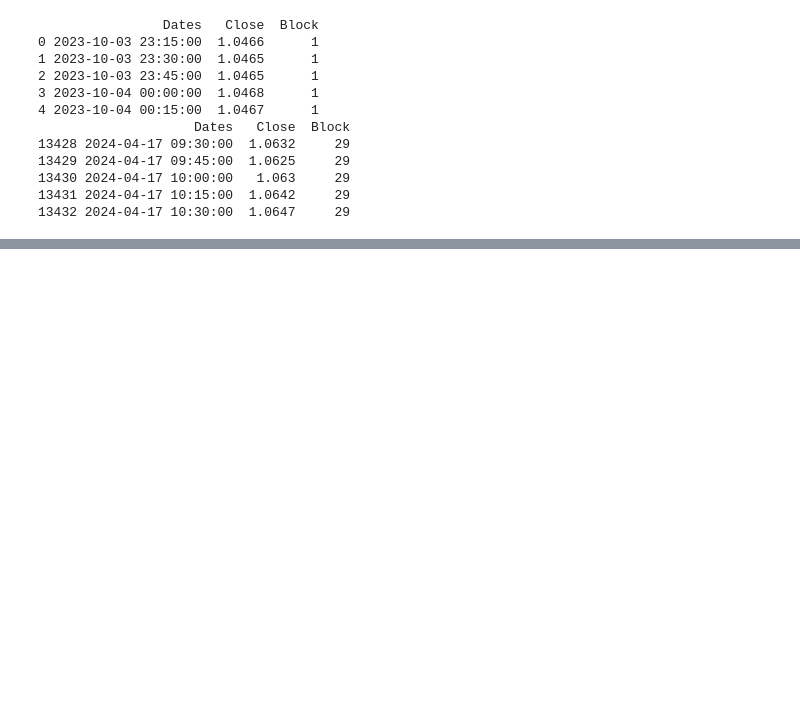
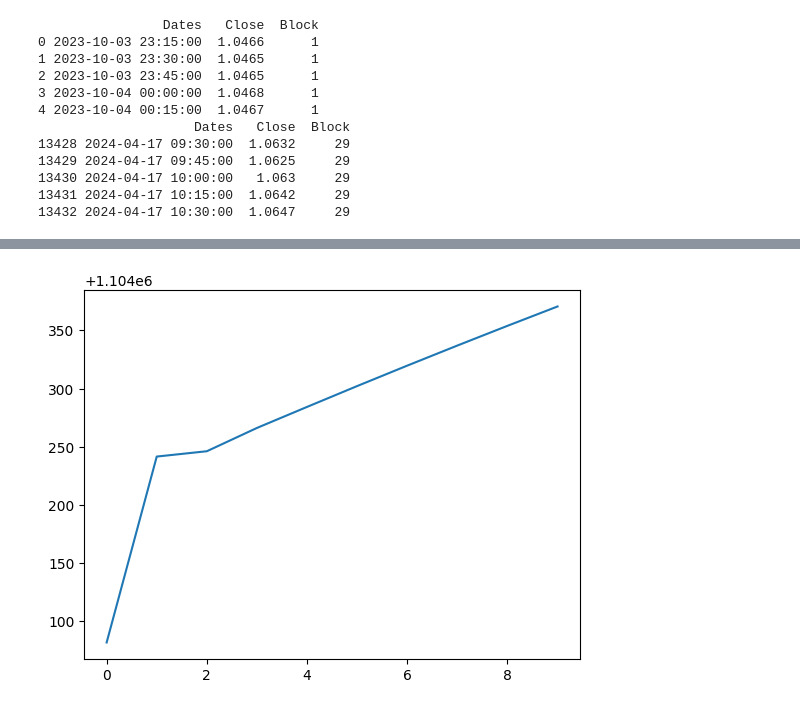
Before and after one commit to ArneTillmann/distributional-forex-prediction, a Jupyter notebook: statistical-consulting(1).ipynb, the cells around one changed output, grey strips where cells are left out. Cells and saved outputs as stored; diff of their text form; code cells hidden in the pictures; blank space fills up the shorter version.

```diff
--- a/statistical-consulting(1).ipynb
+++ b/statistical-consulting(1).ipynb
@@ -130,0 +196,6 @@ print(EURUSD_filtered.tail())
+# %%
+n_test = 10
+train, test = subset[:-n_test], subset[-n_test:]
+scaled_train = train * 1000
+print(scaled_train['Close'].head())
+scaled_train['Close']= pd.to_numeric(scaled_train['Close'])
@@ -130,0 +212,7 @@ print(EURUSD_filtered.tail())
+# %%
+# Garch(2,1)
+model_2_1 = arch_model(scaled_train['Close'], mean='Zero', vol='GARCH', p=2, q=1)
+# fit model
+model_fit_2_1 = model.fit()
+# forecast the test set
+yhat_2_1 = model_fit.forecast(horizon=n_test)
@@ -130,0 +227,5 @@ print(EURUSD_filtered.tail())
+# %%
+pyplot.plot(yhat_2_1.variance.values[-1, :])
+pyplot.show()
+# %% [output]
+[figure, added]
```
Also changed, not shown: parts of 30 cells of this notebook.
